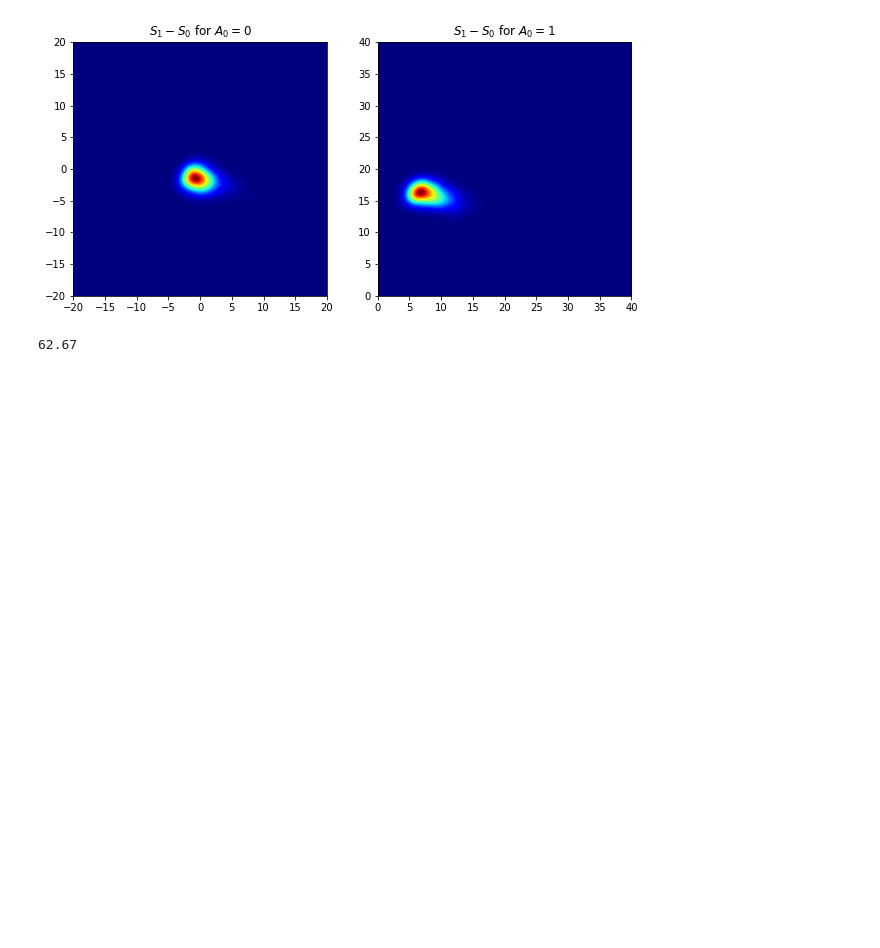
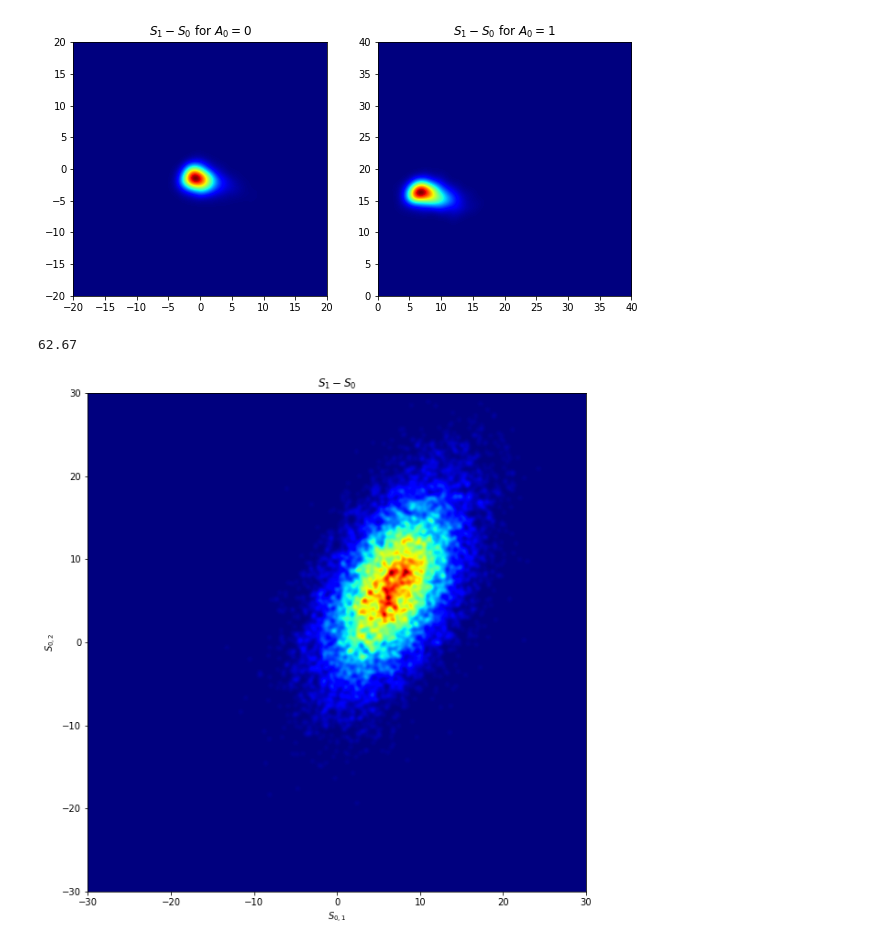
Before and after one commit to faaizT/CausalTwinAssessment, a Jupyter notebook: Network Analysis.ipynb, the cells around one changed output. Saved outputs shown, nothing was run; the diff lists cells and outputs as text; code cells hidden in the pictures; blank space fills up the shorter version.

```diff
--- a/Network Analysis.ipynb
+++ b/Network Analysis.ipynb
@@ -38,11 +38,14 @@ import matplotlib.cm as cm
 from scipy.ndimage.filters import gaussian_filter
 
 
-def myplot(x, y, s, action, bins=1000):
-    if action == 0:
-        plot_range = [[-20, 20], [-20, 20]]
+def myplot(x, y, s, action, bins=1000, rng=None):
+    if rng is None:
+        if action == 0:
+            plot_range = [[-20, 20], [-20, 20]]
+        else:
+            plot_range = [[0, 40], [0, 40]]
     else:
-        plot_range = [[0, 40], [0, 40]]
+        plot_range = rng
     heatmap, xedges, yedges = np.histogram2d(x, y, bins=bins, range=plot_range)
     heatmap = gaussian_filter(heatmap, sigma=s)
 
@@ -50,7 +53,7 @@ def myplot(x, y, s, action, bins=1000):
     return heatmap.T, extent
 # %%
 df_guide = pd.DataFrame()
-for i in range(10000):
+for i in range(20000):
     state = gsm.S_t()
     s0_1, s0_2 = state.s_t[0], state.s_t[1]
     xt, ut = state.get_xt(), state.get_ut()
@@ -108,3 +111,33 @@ def get_policy_accuracy(df, filename):
 get_policy_accuracy(df_guide, "/Users/faaiz/simple-model/model-state-20-20")
 # %% [output]
 62.67
+# %%
+def combined_simulator_heatmap(df, filename):
+    model = SimpleModel()
+    model.load_state_dict(torch.load(filename))
+    model.eval()
+    df = df[['s0_1', 's0_2', 'x0', 'a0']]
+    df_transition = pd.DataFrame()
+    with torch.no_grad():
+        for index, row in df.iterrows():
+            s0_1, s0_2 = row['s0_1'], row['s0_2']
+            action, xt = row['a0'], row['x0']
+            st_loc, st_tril, st_diag = model.st_network(torch.tensor((s0_1, s0_2, action, xt)).float())
+            z = torch.zeros(1)
+            scale_tril = torch.tensor([
+                st_diag[0], z,
+                st_tril[0], st_diag[1]
+            ]).view(2,2)
+            s1 = dist.MultivariateNormal(loc=st_loc, scale_tril=scale_tril).sample().numpy()
+            df_transition = df_transition.append({'s0_1': s0_1, 's0_2': s0_2, 's1_1': s1.item(0), 's1_2': s1.item(1)}, ignore_index=True)
+    fig, ax = plt.subplots(1, 1, figsize=(10,10))
+    img, extent = myplot(df_transition['s1_1']-df_transition['s0_1'], df_transition['s1_2']-df_transition['s0_2'], 4, action=None, rng=[[-30,30],[-30,30]])
+    ax.imshow(img, extent=extent, origin='lower', cmap=cm.jet)
+    ax.set_title("$S_1 - S_0$")
+    ax.set_xlabel("$S_{0,1}$")
+    ax.set_ylabel("$S_{0,2}$")
+    plt.show()
+# %%
+combined_simulator_heatmap(df_guide, "/data/localhost/taufiq/simple-model-2/model-state-20-20")
+# %% [output]
+[figure, added]
```
Also changed, not shown: parts of 4 cells of this notebook, 1 other file.
